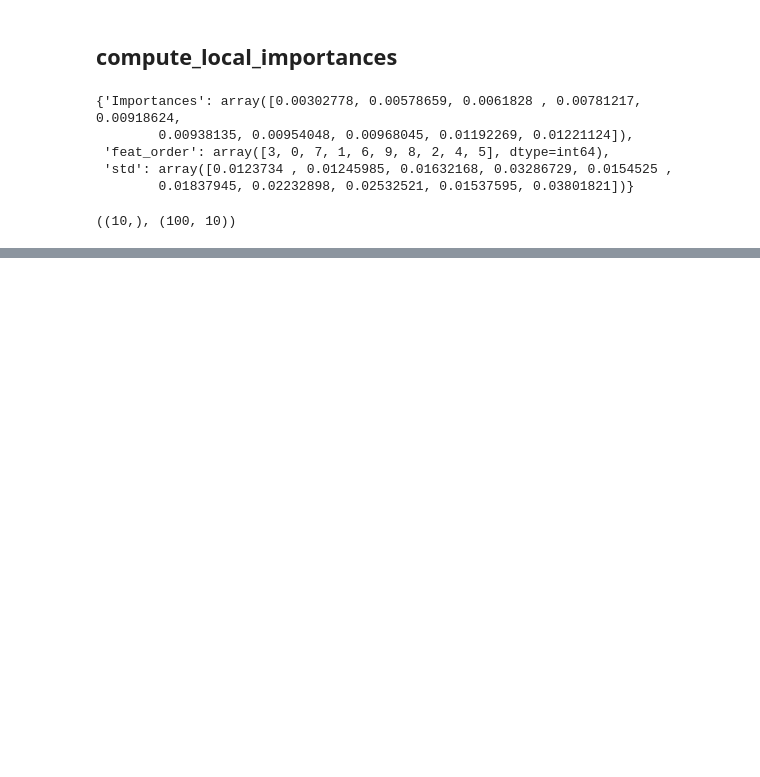
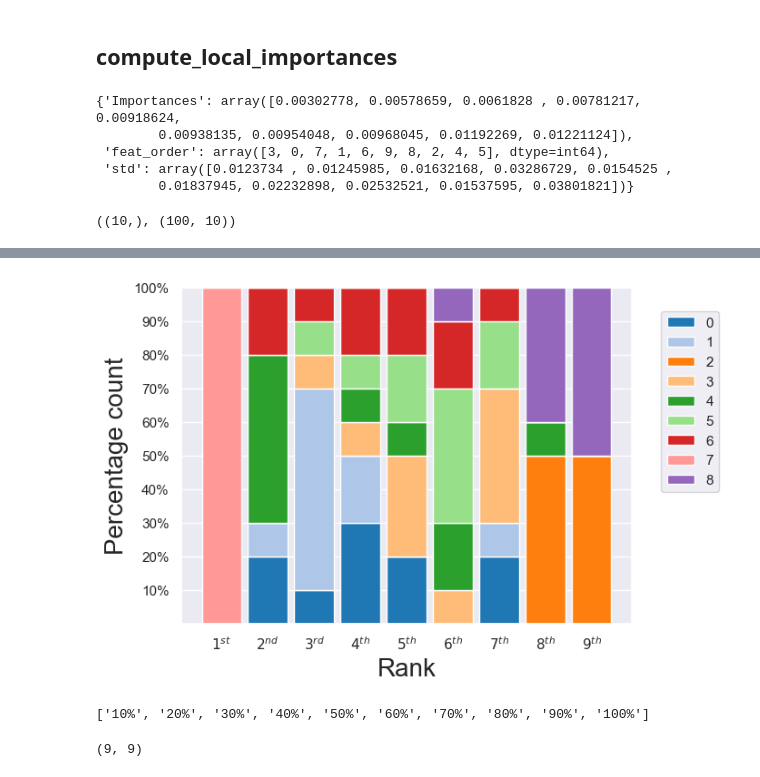
Before and after one commit to mattiacarletti/DIFFI, a Jupyter notebook: diffi_tests.ipynb, the cells around one changed output, grey strips where cells are left out. Saved outputs shown, nothing was run; the diff lists cells and outputs as text; code cells hidden in the pictures; blank space fills up the shorter version.

```diff
--- a/diffi_tests.ipynb
+++ b/diffi_tests.ipynb
@@ -557,0 +606,5 @@ std.shape,X.shape
+# %%
+fig1,ax1,bars1=plt_importances_bars(imps,name='bar_plot_test',dim=imps.shape[1],pwd=pwd,f=9)
+plt.show()
+# %% [output]
+[figure, added]
@@ -557,0 +614,8 @@ std.shape,X.shape
+# %%
+y_tick_labels1
+# %% [output]
+['10%', '20%', '30%', '40%', '50%', '60%', '70%', '80%', '90%', '100%']
+# %%
+bars.shape
+# %% [output]
+(9, 9)
```
Also changed, not shown: parts of 27 cells of this notebook.
